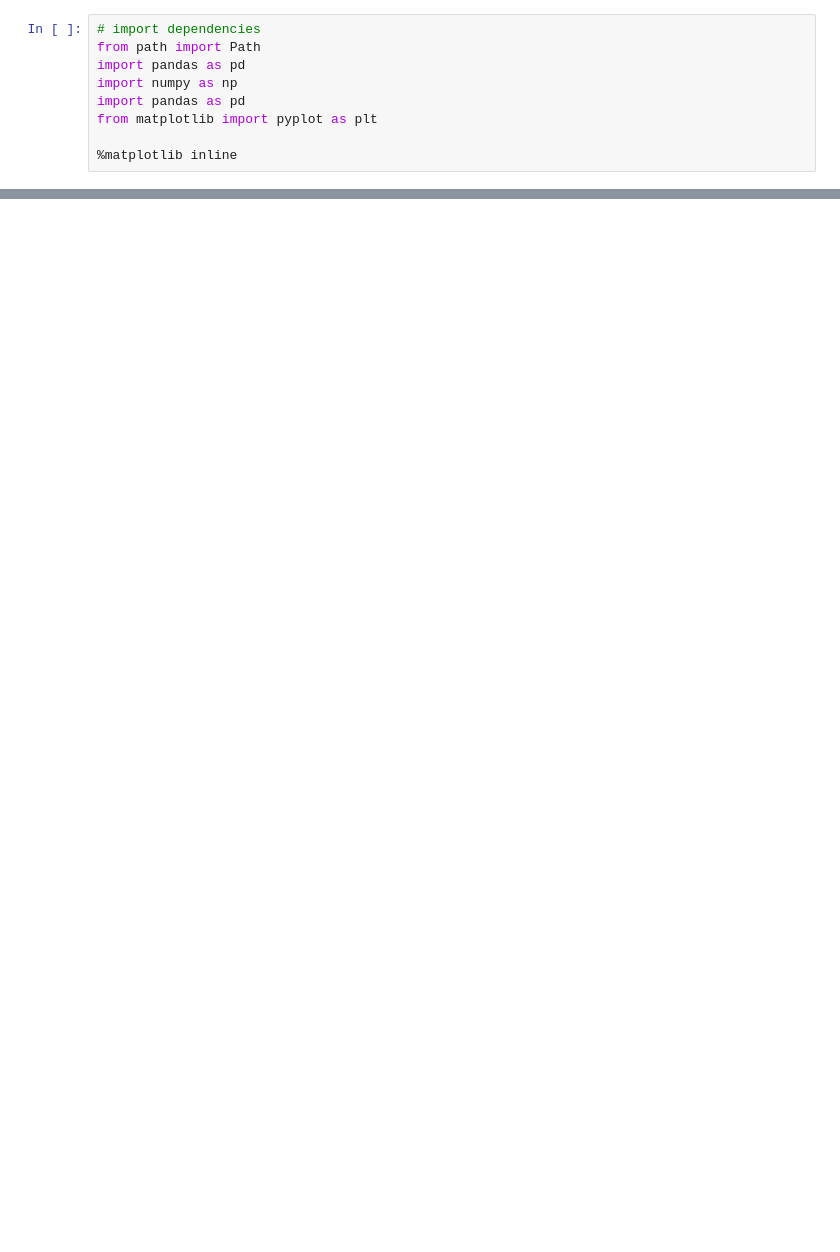
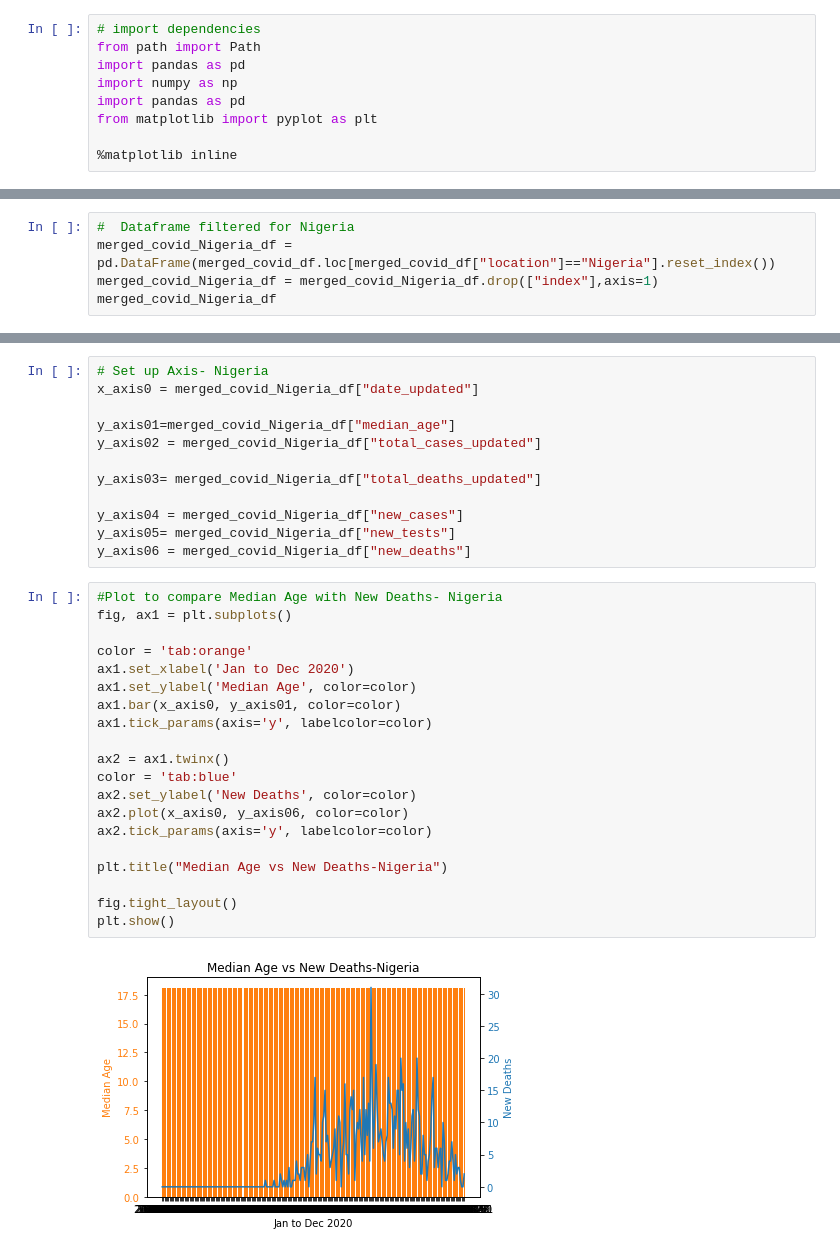
Before and after one commit to pmmfs/capstone-project, a Jupyter notebook: regulation/Analysis/Median_Age Analysis.ipynb, the cells around one changed output, grey strips where cells are left out. Saved outputs shown, nothing was run; the diff lists cells and outputs as text; blank space fills up the shorter version.

```diff
--- a/regulation/Analysis/Median_Age Analysis.ipynb
+++ b/regulation/Analysis/Median_Age Analysis.ipynb
@@ -189,0 +48,5 @@ location_age
+# %%
+#  Dataframe filtered for Nigeria
+merged_covid_Nigeria_df = pd.DataFrame(merged_covid_df.loc[merged_covid_df["location"]=="Nigeria"].reset_index())
+merged_covid_Nigeria_df = merged_covid_Nigeria_df.drop(["index"],axis=1)
+merged_covid_Nigeria_df
@@ -189,0 +101,34 @@ location_age
+# %%
+# Set up Axis- Nigeria
+x_axis0 = merged_covid_Nigeria_df["date_updated"]
+
+y_axis01=merged_covid_Nigeria_df["median_age"]
+y_axis02 = merged_covid_Nigeria_df["total_cases_updated"]
+
+y_axis03= merged_covid_Nigeria_df["total_deaths_updated"]
+
+y_axis04 = merged_covid_Nigeria_df["new_cases"]
+y_axis05= merged_covid_Nigeria_df["new_tests"]
+y_axis06 = merged_covid_Nigeria_df["new_deaths"]
+# %%
+#Plot to compare Median Age with New Deaths- Nigeria
+fig, ax1 = plt.subplots()
+
+color = 'tab:orange'
+ax1.set_xlabel('Jan to Dec 2020')
+ax1.set_ylabel('Median Age', color=color)
+ax1.bar(x_axis0, y_axis01, color=color)
+ax1.tick_params(axis='y', labelcolor=color)
+
+ax2 = ax1.twinx()
+color = 'tab:blue'
+ax2.set_ylabel('New Deaths', color=color)
+ax2.plot(x_axis0, y_axis06, color=color)
+ax2.tick_params(axis='y', labelcolor=color)
+
+plt.title("Median Age vs New Deaths-Nigeria")
+
+fig.tight_layout()
+plt.show()
+# %% [output]
+[figure, added]
```
Also changed, not shown: parts of 16 cells of this notebook, 10 other files.
